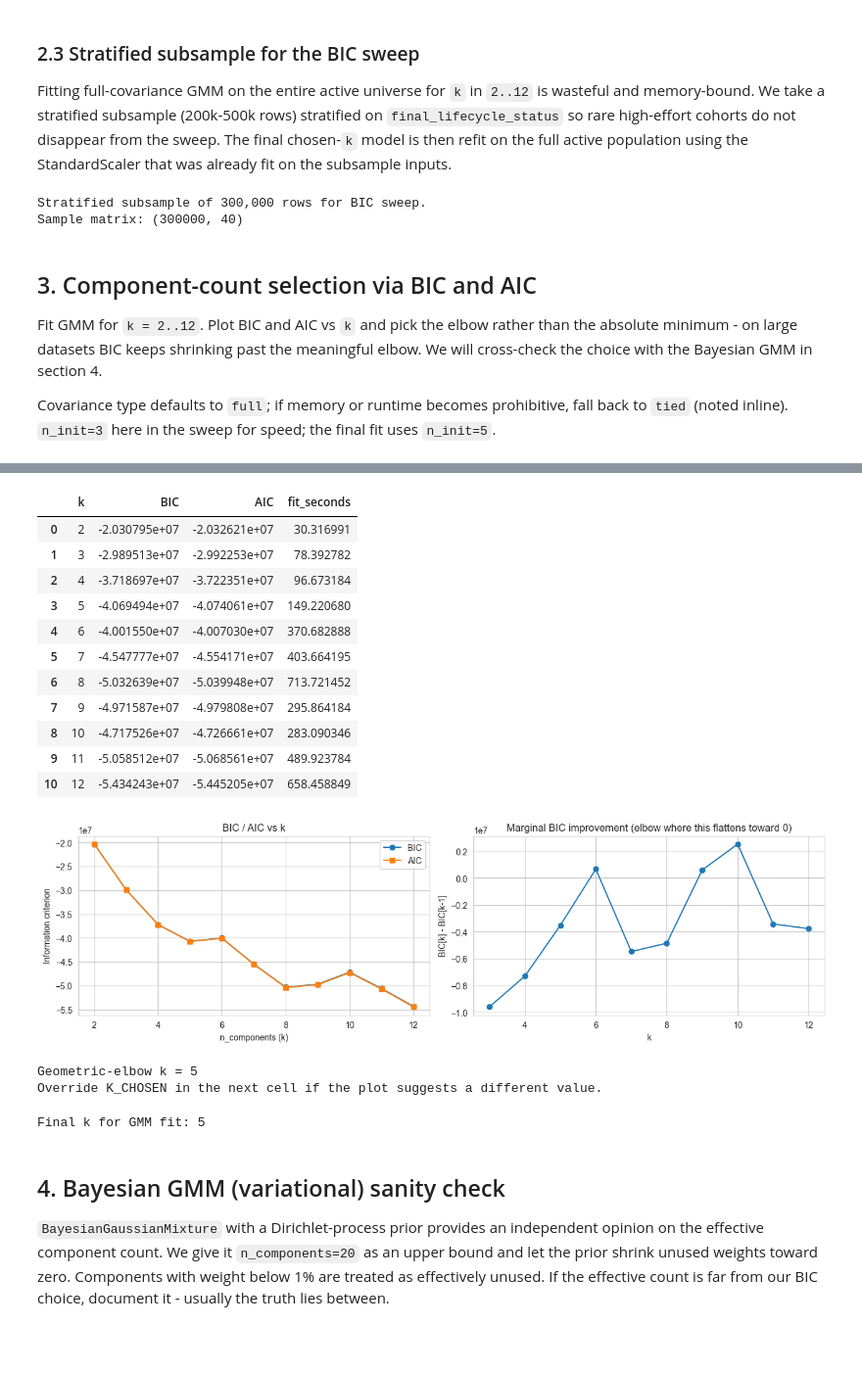
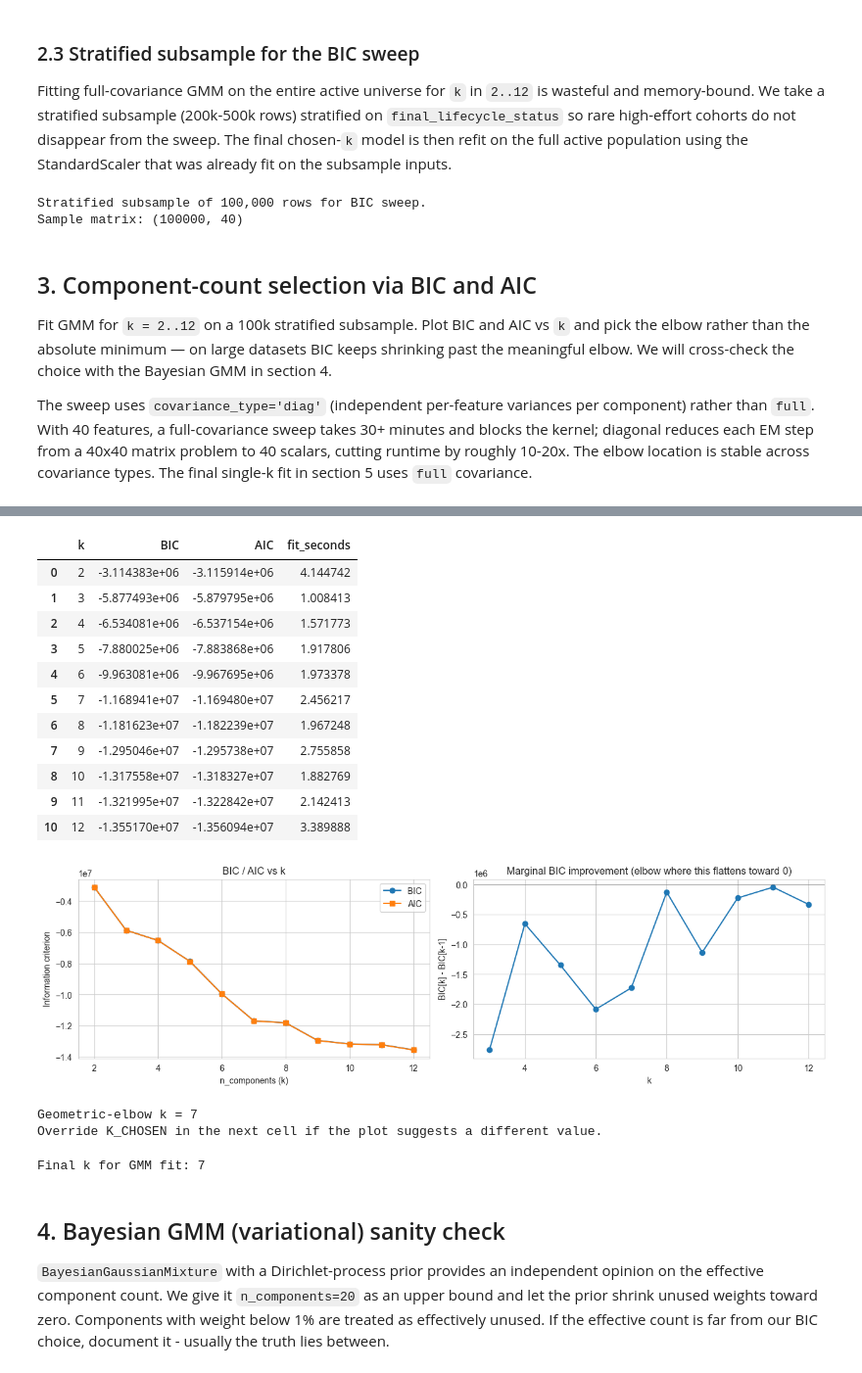
Before and after one commit to WBDoran/Spring2026_IndustryProject, a Jupyter notebook: GMM_Cluster.ipynb, the cells around one changed output, grey strips where cells are left out. Shown at 98% size. Saved outputs shown, nothing was run; the diff lists cells and outputs as text; code cells hidden in the pictures; blank space fills up the shorter version.

```diff
--- a/GMM_Cluster.ipynb
+++ b/GMM_Cluster.ipynb
@@ -240,0 +241,15 @@ Scaled matrix shape: (7660278, 40)
+# %%
+feature_names = list(X.columns)
+
+# Cast to float32 before scaling: halves peak memory (1.14 GiB vs 2.28 GiB per array).
+# StandardScaler preserves dtype, so X_scaled will also be float32.
+X_arr = X.values.astype(np.float32)
+del X
+gc.collect()
+
+scaler = StandardScaler()
+X_scaled = scaler.fit_transform(X_arr)
+del X_arr
+gc.collect()
+
+print(f'Scaled matrix shape: {X_scaled.shape}, dtype: {X_scaled.dtype}')
@@ -243,7 +260,9 @@ Scaled matrix shape: (7660278, 40)
 
 Fitting full-covariance GMM on the entire active universe for `k` in `2..12` is wasteful and memory-bound. We take a stratified subsample (200k-500k rows) stratified on `final_lifecycle_status` so rare high-effort cohorts do not disappear from the sweep. The final chosen-`k` model is then refit on the full active population using the StandardScaler that was already fit on the subsample inputs.
 # %%
-TARGET_SAMPLE = 300_000
+# 100k is sufficient to locate the BIC elbow; 300k with full covariance makes the sweep
+# take 30+ minutes and blocks the VS Code kernel. The final fit uses the full active set.
+TARGET_SAMPLE = 100_000
 
 if len(active_df) <= TARGET_SAMPLE:
     sample_idx = np.arange(len(active_df))
@@ -264,17 +283,26 @@ else:
 X_sample = X_scaled[sample_idx]
 print(f'Sample matrix: {X_sample.shape}')
 # %% [output]
-Stratified subsample of 300,000 rows for BIC sweep.
-Sample matrix: (300000, 40)
+Stratified subsample of 100,000 rows for BIC sweep.
+Sample matrix: (100000, 40)
 # %% [markdown]
 ## 3. Component-count selection via BIC and AIC
 
-Fit GMM for `k = 2..12`. Plot BIC and AIC vs `k` and pick the elbow rather than the absolute minimum - on large datasets BIC keeps shrinking past the meaningful elbow. We will cross-check the choice with the Bayesian GMM in section 4.
+Fit GMM for `k = 2..12` on a 100k stratified subsample. Plot BIC and AIC vs `k` and pick the elbow rather than the absolute minimum — on large datasets BIC keeps shrinking past the meaningful elbow. We will cross-check the choice with the Bayesian GMM in section 4.
 
-Covariance type defaults to `full`; if memory or runtime becomes prohibitive, fall back to `tied` (noted inline). `n_init=3` here in the sweep for speed; the final fit uses `n_init=5`.
+The sweep uses `covariance_type='diag'` (independent per-feature variances per component) rather than `full`. With 40 features, a full-covariance sweep takes 30+ minutes and blocks the kernel; diagonal reduces each EM step from a 40x40 matrix problem to 40 scalars, cutting runtime by roughly 10-20x. The elbow location is stable across covariance types. The final single-k fit in section 5 uses `full` covariance.
 # %%
 K_RANGE = list(range(2, 13))
+
+# Sweep uses diag covariance: each component needs 40 scalars instead of a 40x40 matrix,
+# roughly 10-20x faster per EM step. The elbow location is stable across covariance types.
+# COV_TYPE (full) is reserved for the final single-k fit in section 5.
 COV_TYPE = 'full'
+SWEEP_COV_TYPE = 'diag'
+
+# X_scaled is stored as float32 to save memory, but sklearn GMM Cholesky decomposition
+# requires float64 precision. The 100k sample is only 32 MB in float64.
+X_sample_64 = X_sample.astype(np.float64)
 
 bic_scores, aic_scores, fit_times = [], [], []
 import time
@@ -283,16 +311,16 @@ for k in K_RANGE:
     t0 = time.time()
     gmm_k = GaussianMixture(
         n_components=k,
-        covariance_type=COV_TYPE,
+        covariance_type=SWEEP_COV_TYPE,
         random_state=RANDOM_STATE,
-        n_init=3,
+        n_init=1,
         max_iter=200,
         tol=1e-3,
         reg_covar=1e-5,
     )
-    gmm_k.fit(X_sample)
-    bic_scores.append(gmm_k.bic(X_sample))
-    aic_scores.append(gmm_k.aic(X_sample))
+    gmm_k.fit(X_sample_64)
+    bic_scores.append(gmm_k.bic(X_sample_64))
+    aic_scores.append(gmm_k.aic(X_sample_64))
     fit_times.append(time.time() - t0)
     print(f'k={k:2d}  BIC={bic_scores[-1]:.1f}  AIC={aic_scores[-1]:.1f}  fit_time={fit_times[-1]:.1f}s')
 
@@ -313,15 +341,15 @@ k=12  BIC=-54342426.9  AIC=-54452054.7  fit_time=658.5s
 |  | k | BIC | AIC | fit_seconds |
-| 0 | 2 | -2.030795e+07 | -2.032621e+07 | 30.316991 |
-| 1 | 3 | -2.989513e+07 | -2.992253e+07 | 78.392782 |
-| 2 | 4 | -3.718697e+07 | -3.722351e+07 | 96.673184 |
-| 3 | 5 | -4.069494e+07 | -4.074061e+07 | 149.220680 |
-| 4 | 6 | -4.001550e+07 | -4.007030e+07 | 370.682888 |
-| 5 | 7 | -4.547777e+07 | -4.554171e+07 | 403.664195 |
-| 6 | 8 | -5.032639e+07 | -5.039948e+07 | 713.721452 |
-| 7 | 9 | -4.971587e+07 | -4.979808e+07 | 295.864184 |
-| 8 | 10 | -4.717526e+07 | -4.726661e+07 | 283.090346 |
-| 9 | 11 | -5.058512e+07 | -5.068561e+07 | 489.923784 |
-| 10 | 12 | -5.434243e+07 | -5.445205e+07 | 658.458849 |
+| 0 | 2 | -3.114383e+06 | -3.115914e+06 | 4.144742 |
+| 1 | 3 | -5.877493e+06 | -5.879795e+06 | 1.008413 |
+| 2 | 4 | -6.534081e+06 | -6.537154e+06 | 1.571773 |
+| 3 | 5 | -7.880025e+06 | -7.883868e+06 | 1.917806 |
+| 4 | 6 | -9.963081e+06 | -9.967695e+06 | 1.973378 |
+| 5 | 7 | -1.168941e+07 | -1.169480e+07 | 2.456217 |
+| 6 | 8 | -1.181623e+07 | -1.182239e+07 | 1.967248 |
+| 7 | 9 | -1.295046e+07 | -1.295738e+07 | 2.755858 |
+| 8 | 10 | -1.317558e+07 | -1.318327e+07 | 1.882769 |
+| 9 | 11 | -1.321995e+07 | -1.322842e+07 | 2.142413 |
+| 10 | 12 | -1.355170e+07 | -1.356094e+07 | 3.389888 |
 # %%
 fig, ax = plt.subplots(1, 2, figsize=(13, 4))
 ax[0].plot(sweep_df['k'], sweep_df['BIC'], marker='o', label='BIC')
@@ -340,7 +368,7 @@ ax[1].set_title('Marginal BIC improvement (elbow where this flattens toward 0)')
 plt.tight_layout()
 plt.show()
 # %% [output]
-[figure, old version]
+[figure, new version]
 # %%
 bic_arr = sweep_df['BIC'].values
 k_arr = sweep_df['k'].values
@@ -360,14 +388,14 @@ K_CHOSEN = elbow_k
 print(f'Geometric-elbow k = {K_CHOSEN}')
 print('Override K_CHOSEN in the next cell if the plot suggests a different value.')
 # %% [output]
-Geometric-elbow k = 5
+Geometric-elbow k = 7
 Override K_CHOSEN in the next cell if the plot suggests a different value.
 # %%
 # Manual override / confirmation. Edit if the elbow plot suggests a different k.
 K_CHOSEN = K_CHOSEN
 print(f'Final k for GMM fit: {K_CHOSEN}')
 # %% [output]
-Final k for GMM fit: 5
+Final k for GMM fit: 7
 # %% [markdown]
 ## 4. Bayesian GMM (variational) sanity check
 
```
Also changed, not shown: parts of 17 cells of this notebook, 1 other file.
